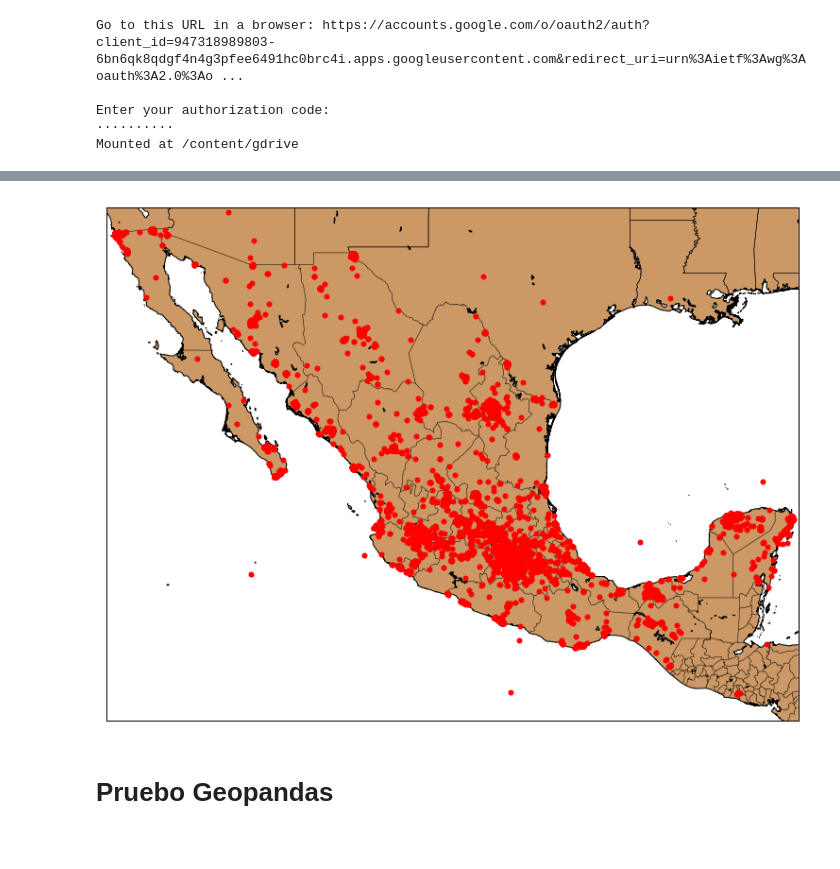
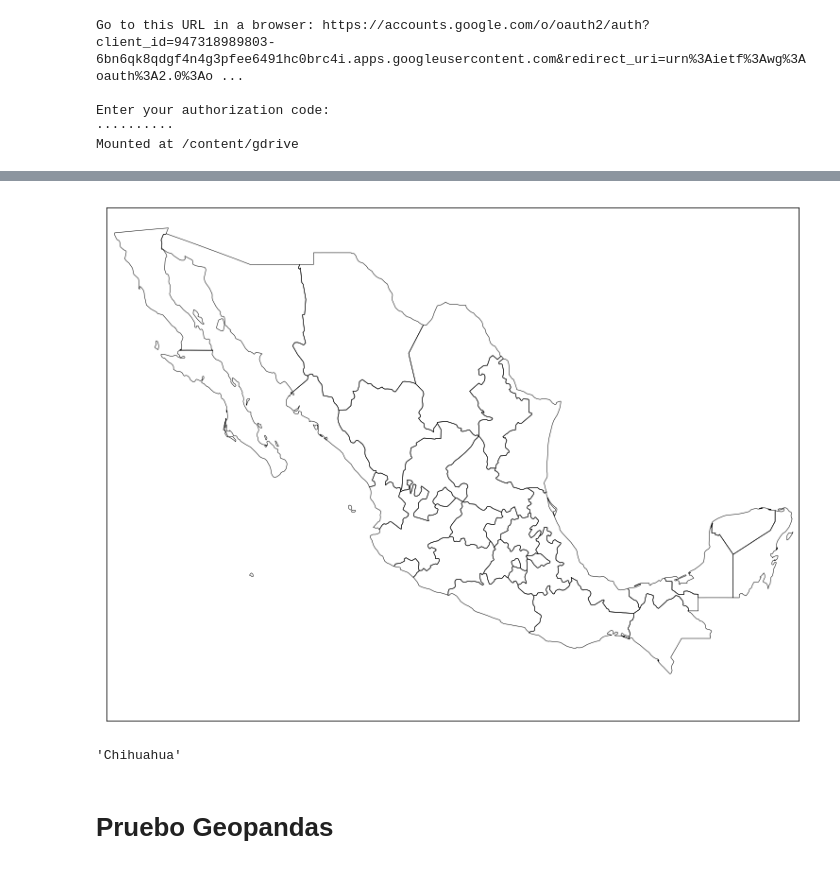
Before and after one commit to luctiz/Grupo43-TP1, a Jupyter notebook: Pruebas_Maps.ipynb, the cells around one changed output, grey strips where cells are left out. Saved outputs shown, nothing was run; the diff lists cells and outputs as text; code cells hidden in the pictures.

```diff
--- a/Pruebas_Maps.ipynb
+++ b/Pruebas_Maps.ipynb
@@ -63,24 +74,22 @@ lon = -102
 # %%
 ##Analizo sobre Mexico todas las publicaciones
 figu, ax = plt.subplots(figsize=(20,10))
-eq_map = Basemap(projection='merc',
+m = Basemap(projection='merc',
                   lat_0 = 23, lon_0 = -102,
                   resolution = 'h', area_thresh = 0.1,
                   llcrnrlon=lon-15.5, llcrnrlat=lat-10.5,
                   urcrnrlon=lon+15.5, urcrnrlat=lat+10.5)
-eq_map.drawcoastlines()
-eq_map.drawcountries()
-eq_map.fillcontinents(color = '#cc9966')
-eq_map.drawmapboundary()
-eq_map.drawstates()
 
-## Coordenadas a posiciones
-x,y = eq_map(lons, lats)
-eq_map.plot(x, y, 'o',c='red', markersize=5)
 
-plt.show()
+m.readshapefile('gdrive/My Drive/Colab Notebooks/mexstates', name='states', drawbounds=True)
+
+state_names = []
 # %% [output]
-[figure, old version]
+[figure, new version]
+# %%
+m.states_info[0]['ADMIN_NAME']
+# %% [output]
+'Chihuahua'
 # %% [markdown]
 # Pruebo Geopandas
 # %%
```
Also changed, not shown: parts of 1 cell of this notebook.
